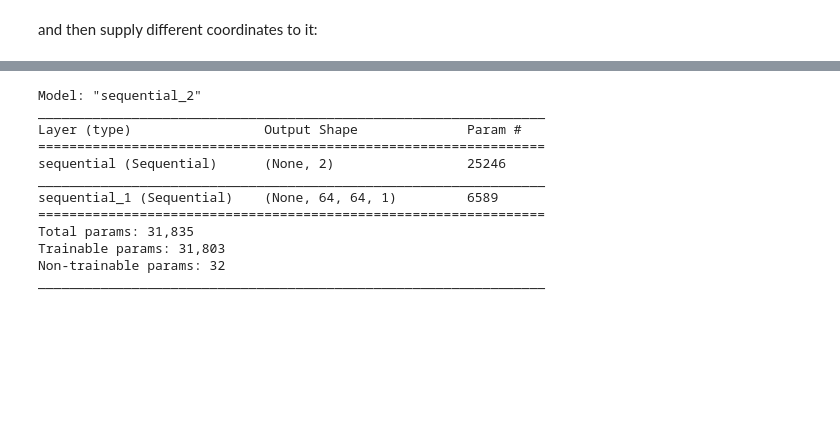
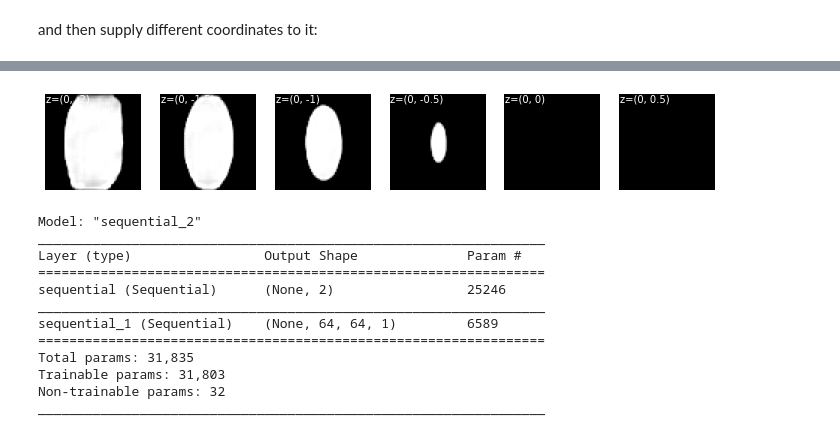
Before and after one commit to chuckedfromspace/pythonize, a Jupyter notebook: pythonize/ml/pca_ae.ipynb, the cells around one changed output, grey strips where cells are left out. Cells and saved outputs as stored; diff of their text form; code cells hidden in the pictures; blank space fills up the shorter version.

```diff
--- a/pythonize/ml/pca_ae.ipynb
+++ b/pythonize/ml/pca_ae.ipynb
@@ -189,3 +197,14 @@ plt.show()
+# %%
+vals = [-2, -1.5, -1, -0.5, 0, 0.5]
+_, ax = plt.subplots(1, len(vals), figsize=(12, 3))
+for i in range(len(vals)):
+    img_dec = ae_decoder.predict([[0, vals[i]]])
+    ax[i].imshow(img_dec[0,...,0], cmap=plt.get_cmap('gray'), vmin=0, vmax=1)
+    ax[i].axis("off")
+    ax[i].text(0, 5, f"z=(0, {vals[i]})", c='w')
+plt.show()
+# %% [output]
+[figure, added]
 # %%
 class LatentCovarianceLayer(keras.layers.Layer):
     def __init__(self, lam=0.1, **kwargs):
```
Also changed, not shown: parts of 8 cells of this notebook.
